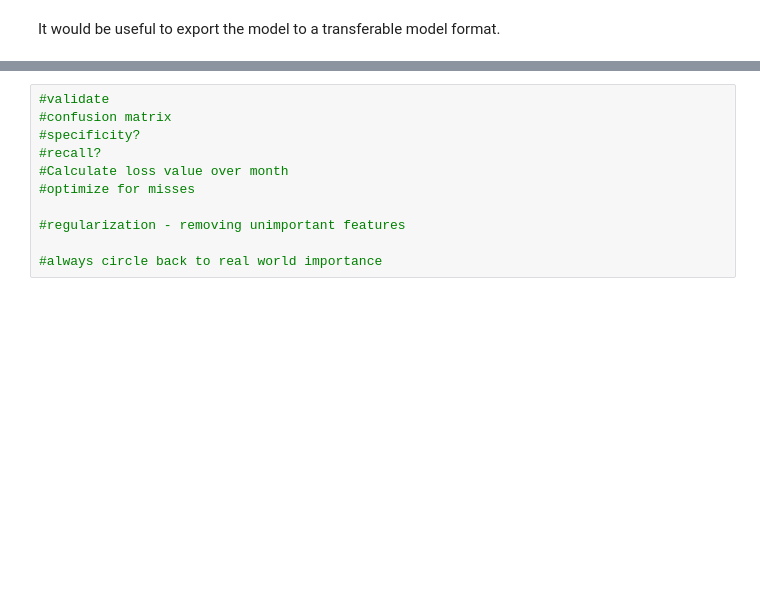
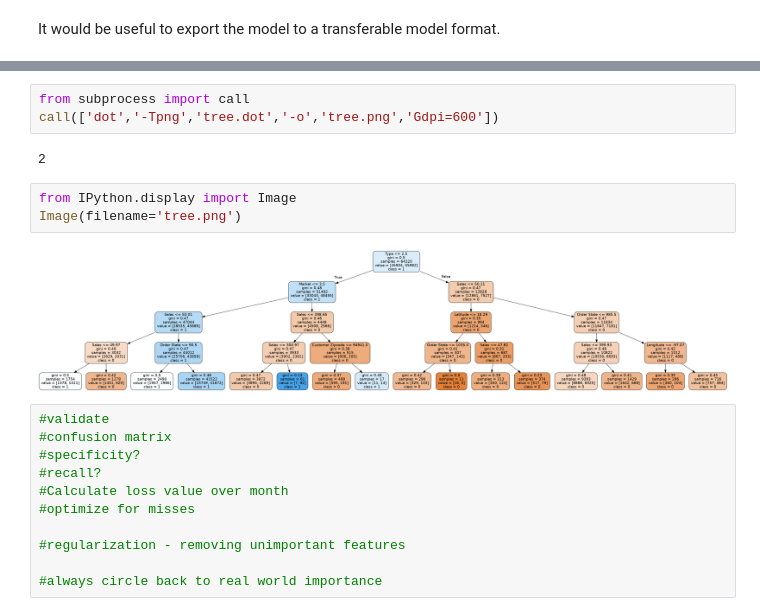
Before and after one commit to BDBlank/SmartSupplyChain, a Jupyter notebook: SmartSupplyChain.ipynb, the cells around one changed output, grey strips where cells are left out. Saved outputs shown, nothing was run; the diff lists cells and outputs as text; blank space fills up the shorter version.

```diff
--- a/SmartSupplyChain.ipynb
+++ b/SmartSupplyChain.ipynb
@@ -343,3 +352,13 @@ It would be useful to export the model to a transferable model format.
+# %%
+from subprocess import call
+call(['dot','-Tpng','tree.dot','-o','tree.png','Gdpi=600'])
+# %% [output]
+2
+# %%
+from IPython.display import Image
+Image(filename='tree.png')
+# %% [output]
+[figure, added]
 # %%
 #validate
 #confusion matrix
```
Also changed, not shown: parts of 7 cells of this notebook, 4 other files.
